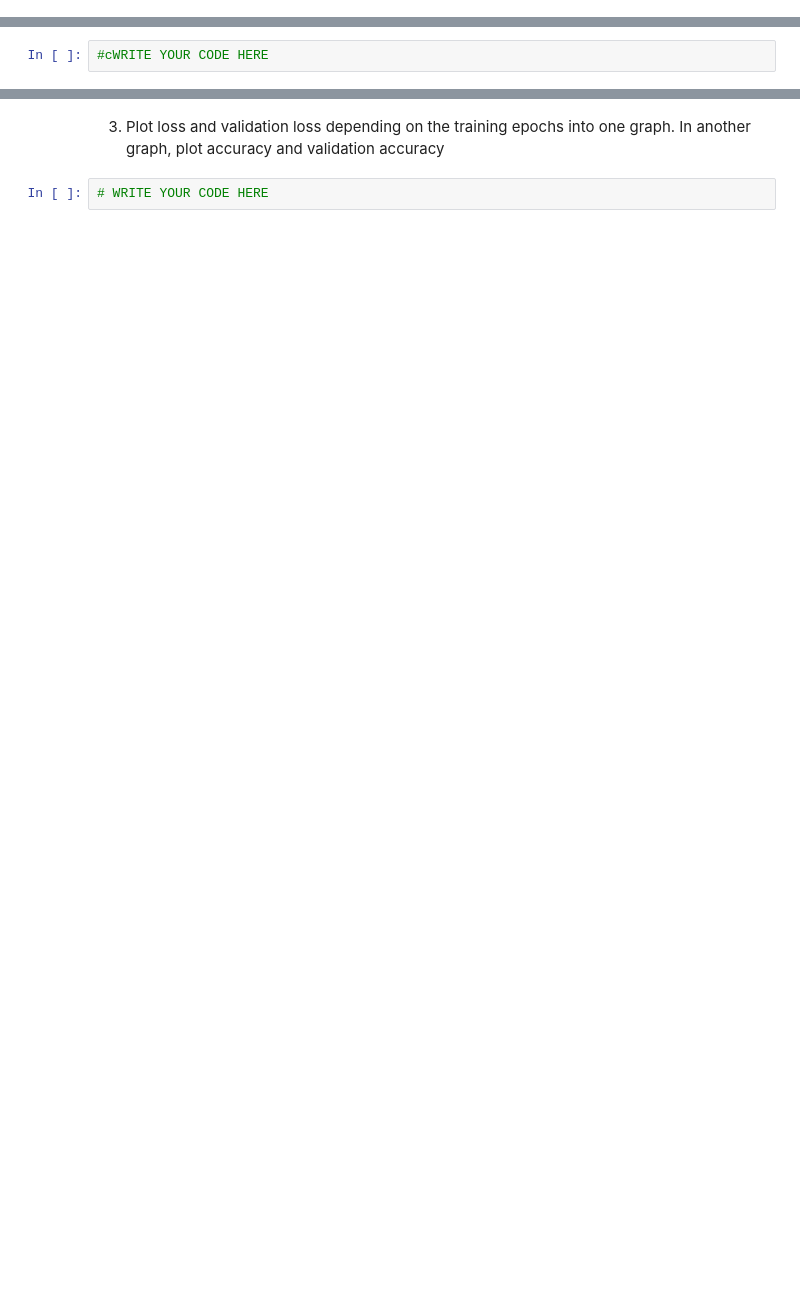
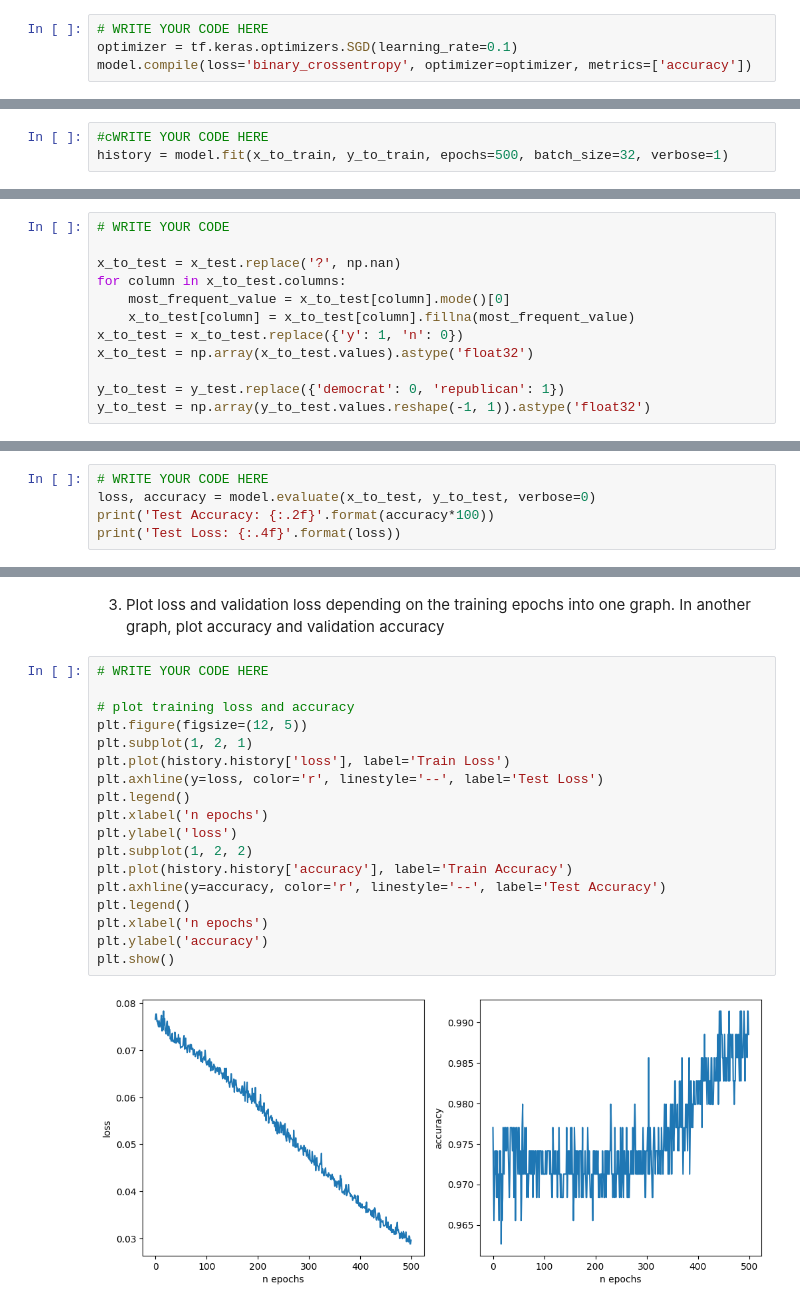
Before and after one commit to j-sikula/MPA-MLF, a Jupyter notebook: cv5_NN_Introduction/Lab_05_task.ipynb, the cells around one changed output, grey strips where cells are left out. Cells and saved outputs as stored; diff of their text form; blank space fills up the shorter version.

```diff
--- a/cv5_NN_Introduction/Lab_05_task.ipynb
+++ b/cv5_NN_Introduction/Lab_05_task.ipynb
@@ -294,4 +409,9 @@ The target value also has to be encoded. This can be done by one-hot encoding or
+# %%
+# WRITE YOUR CODE HERE
+optimizer = tf.keras.optimizers.SGD(learning_rate=0.1)
+model.compile(loss='binary_crossentropy', optimizer=optimizer, metrics=['accuracy'])
 # %% [markdown]
 4. Train the model. Specify the number of epochs and batch size. Now is the time to create a validation dataset. Set 20% of dataset to be a validation dataset
 # %%
 #cWRITE YOUR CODE HERE
+history = model.fit(x_to_train, y_to_train, epochs=500, batch_size=32, verbose=1)
@@ -304,2 +440,14 @@ The target value also has to be encoded. This can be done by one-hot encoding or
+# %%
+# WRITE YOUR CODE
+
+x_to_test = x_test.replace('?', np.nan)
+for column in x_to_test.columns:
+    most_frequent_value = x_to_test[column].mode()[0]
+    x_to_test[column] = x_to_test[column].fillna(most_frequent_value)
+x_to_test = x_to_test.replace({'y': 1, 'n': 0})
+x_to_test = np.array(x_to_test.values).astype('float32')
+
+y_to_test = y_test.replace({'democrat': 0, 'republican': 1})
+y_to_test = np.array(y_to_test.values.reshape(-1, 1)).astype('float32')
 # %% [markdown]
 2. Evaluate the model, print final accuracy and loss
@@ -307,0 +454,5 @@ The target value also has to be encoded. This can be done by one-hot encoding or
+# %%
+# WRITE YOUR CODE HERE
+loss, accuracy = model.evaluate(x_to_test, y_to_test, verbose=0)
+print('Test Accuracy: {:.2f}'.format(accuracy*100))
+print('Test Loss: {:.4f}'.format(loss))
@@ -308,4 +462,22 @@ The target value also has to be encoded. This can be done by one-hot encoding or
 # %% [markdown]
 3. Plot loss and validation loss depending on the training epochs into one graph. In another graph, plot accuracy and validation accuracy
-# %%
-# WRITE YOUR CODE HERE
+# %%
+# WRITE YOUR CODE HERE
+
+# plot training loss and accuracy
+plt.figure(figsize=(12, 5))
+plt.subplot(1, 2, 1)
+plt.plot(history.history['loss'], label='Train Loss')
+plt.axhline(y=loss, color='r', linestyle='--', label='Test Loss')
+plt.legend()
+plt.xlabel('n epochs')
+plt.ylabel('loss')
+plt.subplot(1, 2, 2)
+plt.plot(history.history['accuracy'], label='Train Accuracy')
+plt.axhline(y=accuracy, color='r', linestyle='--', label='Test Accuracy')
+plt.legend()
+plt.xlabel('n epochs')
+plt.ylabel('accuracy')
+plt.show()
+# %% [output]
+[figure, added]
```
Also changed, not shown: parts of 25 cells of this notebook, 1 other file.
